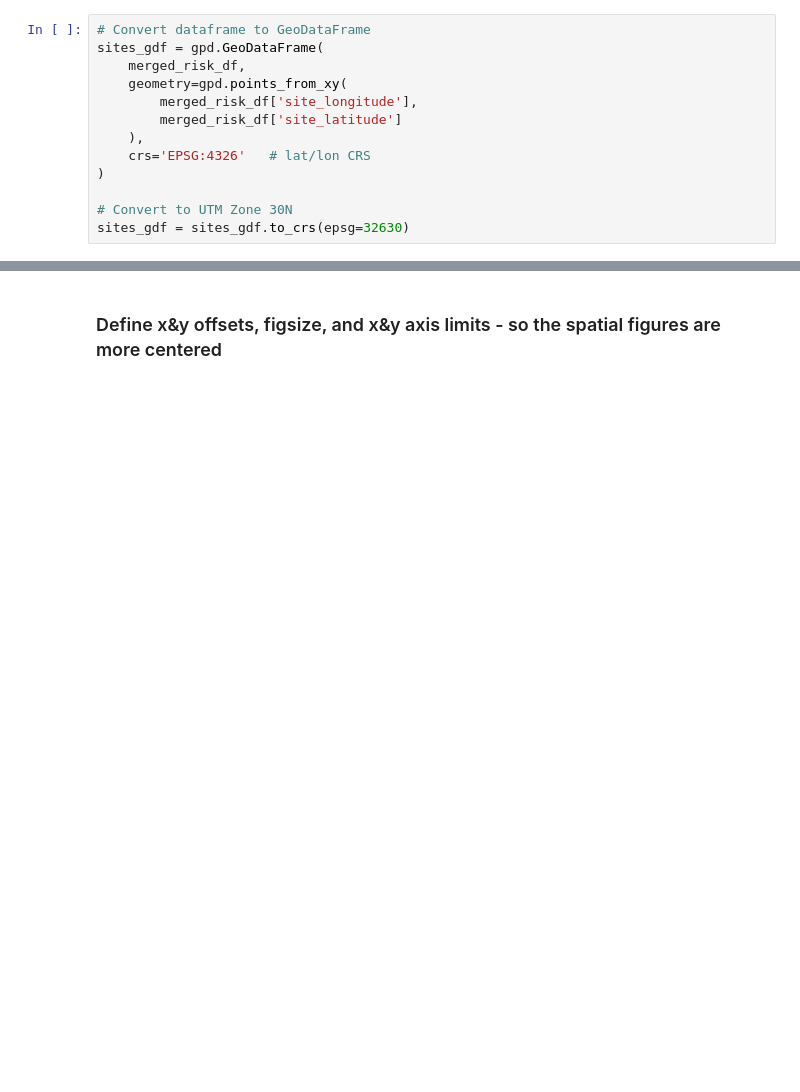
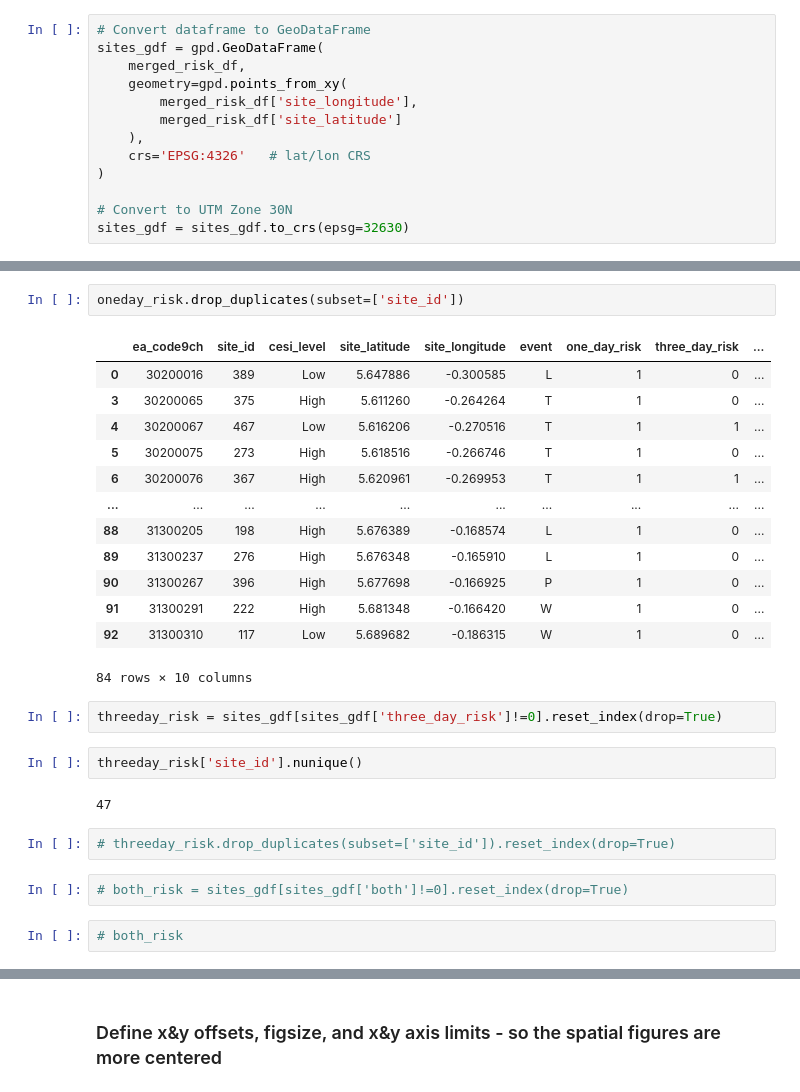
Before and after one commit to KaytheDee/pqr_extreme_weather_analysis, a Jupyter notebook: notebooks/_Logit_spatial_analysis_outage_per_EA.ipynb, the cells around one changed output, grey strips where cells are left out. Cells and saved outputs as stored; diff of their text form; blank space fills up the shorter version.

```diff
--- a/notebooks/_Logit_spatial_analysis_outage_per_EA.ipynb
+++ b/notebooks/_Logit_spatial_analysis_outage_per_EA.ipynb
@@ -258,0 +293,28 @@ sites_gdf['site_id'].nunique()
+# %%
+oneday_risk.drop_duplicates(subset=['site_id'])
+# %% [output]
+|  | ea_code9ch | site_id | cesi_level | site_latitude | site_longitude | event | one_day_risk | three_day_risk | ... |
+| 0 | 30200016 | 389 | Low | 5.647886 | -0.300585 | L | 1 | 0 | ... |
+| 3 | 30200065 | 375 | High | 5.611260 | -0.264264 | T | 1 | 0 | ... |
+| 4 | 30200067 | 467 | Low | 5.616206 | -0.270516 | T | 1 | 1 | ... |
+| 5 | 30200075 | 273 | High | 5.618516 | -0.266746 | T | 1 | 0 | ... |
+| 6 | 30200076 | 367 | High | 5.620961 | -0.269953 | T | 1 | 1 | ... |
+| ... | ... | ... | ... | ... | ... | ... | ... | ... | ... |
+| 88 | 31300205 | 198 | High | 5.676389 | -0.168574 | L | 1 | 0 | ... |
+| 89 | 31300237 | 276 | High | 5.676348 | -0.165910 | L | 1 | 0 | ... |
+| 90 | 31300267 | 396 | High | 5.677698 | -0.166925 | P | 1 | 0 | ... |
+| 91 | 31300291 | 222 | High | 5.681348 | -0.166420 | W | 1 | 0 | ... |
+| 92 | 31300310 | 117 | Low | 5.689682 | -0.186315 | W | 1 | 0 | ... |
+84 rows × 10 columns
+# %%
+threeday_risk = sites_gdf[sites_gdf['three_day_risk']!=0].reset_index(drop=True)
+# %%
+threeday_risk['site_id'].nunique()
+# %% [output]
+47
+# %%
+# threeday_risk.drop_duplicates(subset=['site_id']).reset_index(drop=True)
+# %%
+# both_risk = sites_gdf[sites_gdf['both']!=0].reset_index(drop=True)
+# %%
+# both_risk
```
Also changed, not shown: parts of 43 cells of this notebook, 2 other files.
